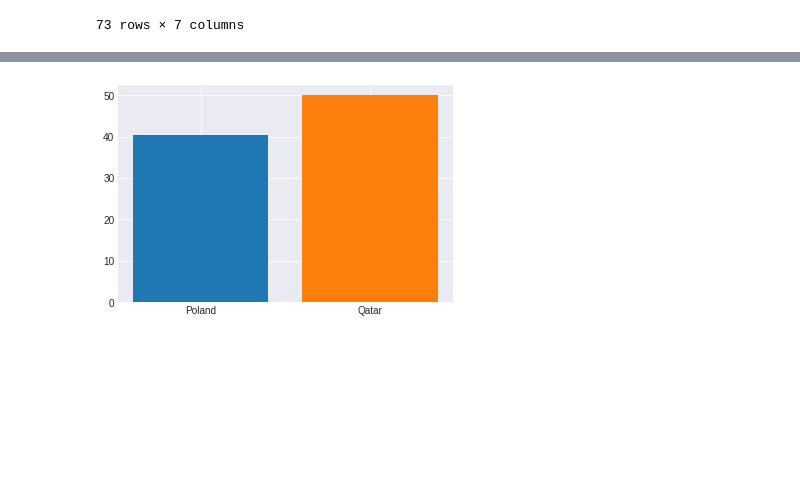
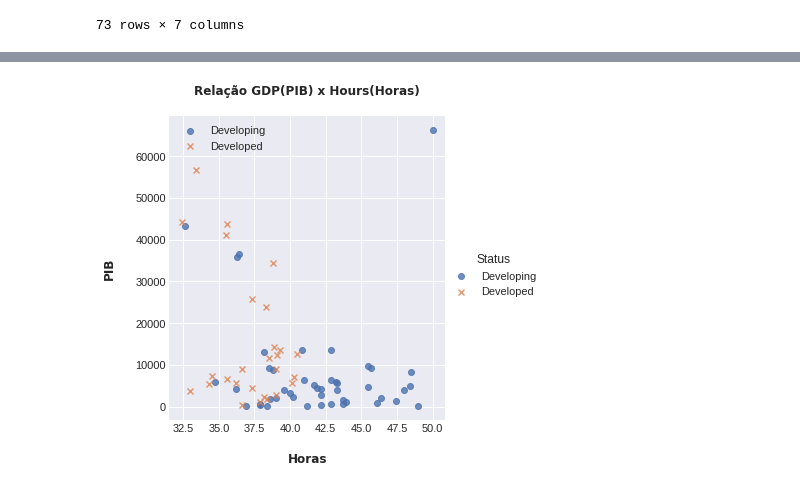
Before and after one commit to unbrae/DataScience, a Jupyter notebook: eda.ipynb, the cells around one changed output, grey strips where cells are left out. Cells and saved outputs as stored; diff of their text form; code cells hidden in the pictures; blank space fills up the shorter version.

```diff
--- a/eda.ipynb
+++ b/eda.ipynb
@@ -249,17 +239,13 @@ Valor Mínimo, Máximo & Média, agrupados por Categoria (Em Desenvolvimento e D
-# %%
-
-developedBigger = (countryStatus.loc[countryStatus['Status'] == 'Developed']).sort_values(by=["Hours","Country"], ascending=False).head(1)
-developedBigger = developedBigger[['Country','Hours']]
-
-developingBigger = (countryStatus.loc[countryStatus['Status'] == 'Developing']).sort_values(by=["Hours","Country"], ascending=False).head(1)
-developingBigger = developingBigger[['Country','Hours']]
-
-plt.bar(developedBigger['Country'],developedBigger['Hours'])
-plt.bar(developingBigger['Country'],developingBigger['Hours'])
-
-plt.show()
-# %% [output]
-[figure, removed]
+# %%
+sns.lmplot(x='Hours', y='GDP', data=countryStatus, fit_reg=False, hue='Status', markers=['o','x'])
+plt.title(f'Relação GDP(PIB) x Hours(Horas)\n', fontdict=font)
+plt.ylabel(f'PIB\n', fontdict=font)
+plt.xlabel(f'\nHoras', fontdict=font)
+plt.legend()
+
+plt.show()
+# %% [output]
+[figure, added]
 # %%
 filter_1 = countryStatus.loc[countryStatus['Status'] == 'Developing']
 filter_2 = countryStatus.loc[countryStatus['Status'] == 'Developed']
```
Also changed, not shown: parts of 3 cells of this notebook.
